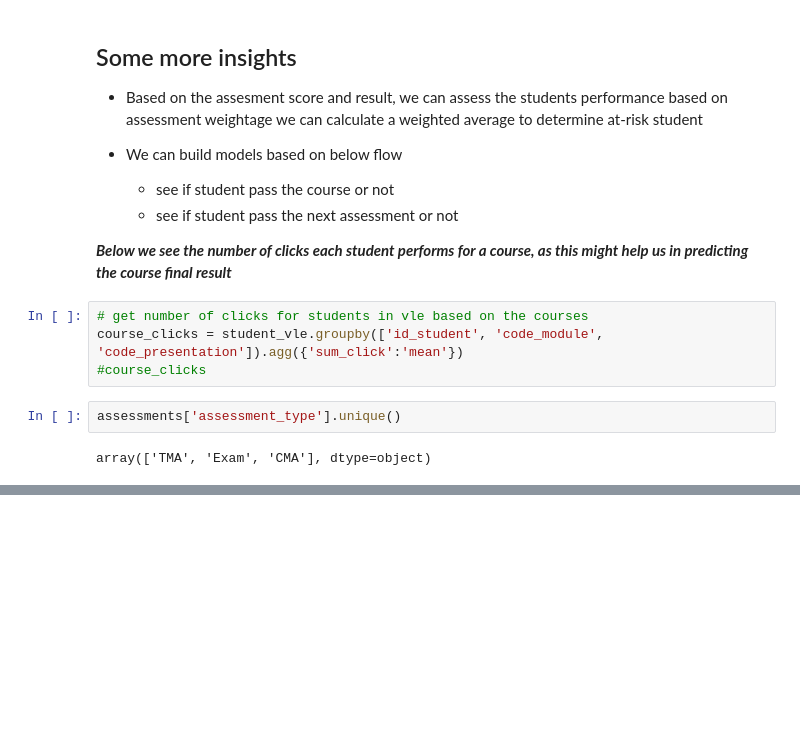
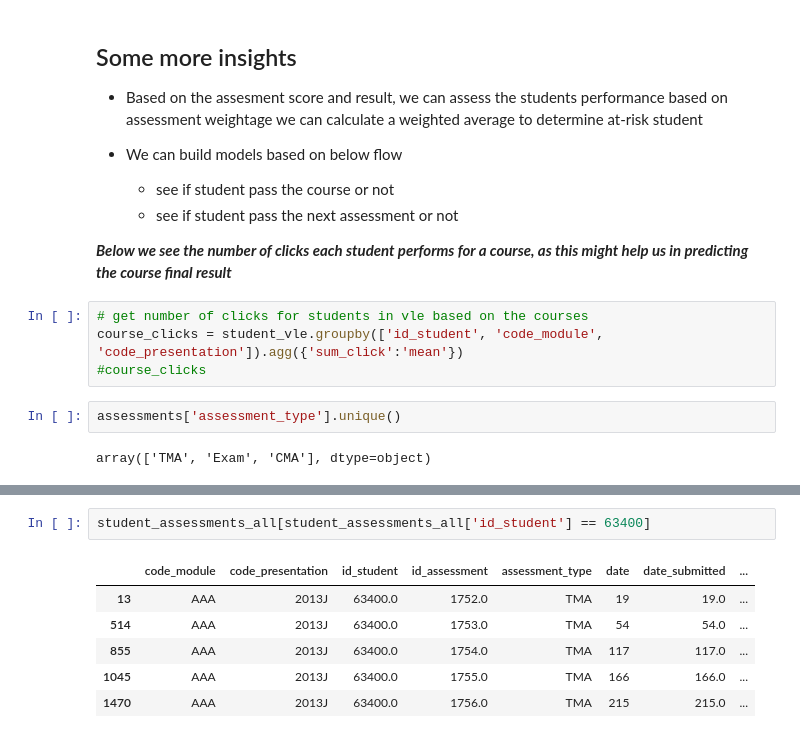
Before and after one commit to Heramb001/LearningAnalytics_Predicting_students_at-risk, a Jupyter notebook: CS_773_Data_Mining_Project_1_Reading_Data.ipynb, the cells around one changed output, grey strips where cells are left out. Cells and saved outputs as stored; diff of their text form; blank space fills up the shorter version.

```diff
--- a/CS_773_Data_Mining_Project_1_Reading_Data.ipynb
+++ b/CS_773_Data_Mining_Project_1_Reading_Data.ipynb
@@ -599,0 +629,9 @@ assessments_stats
+# %%
+student_assessments_all[student_assessments_all['id_student'] == 63400]
+# %% [output]
+|  | code_module | code_presentation | id_student | id_assessment | assessment_type | date | date_submitted | ... |
+| 13 | AAA | 2013J | 63400.0 | 1752.0 | TMA | 19 | 19.0 | ... |
+| 514 | AAA | 2013J | 63400.0 | 1753.0 | TMA | 54 | 54.0 | ... |
+| 855 | AAA | 2013J | 63400.0 | 1754.0 | TMA | 117 | 117.0 | ... |
+| 1045 | AAA | 2013J | 63400.0 | 1755.0 | TMA | 166 | 166.0 | ... |
+| 1470 | AAA | 2013J | 63400.0 | 1756.0 | TMA | 215 | 215.0 | ... |
```
Also changed, not shown: parts of 5 cells of this notebook, 1 other file.
